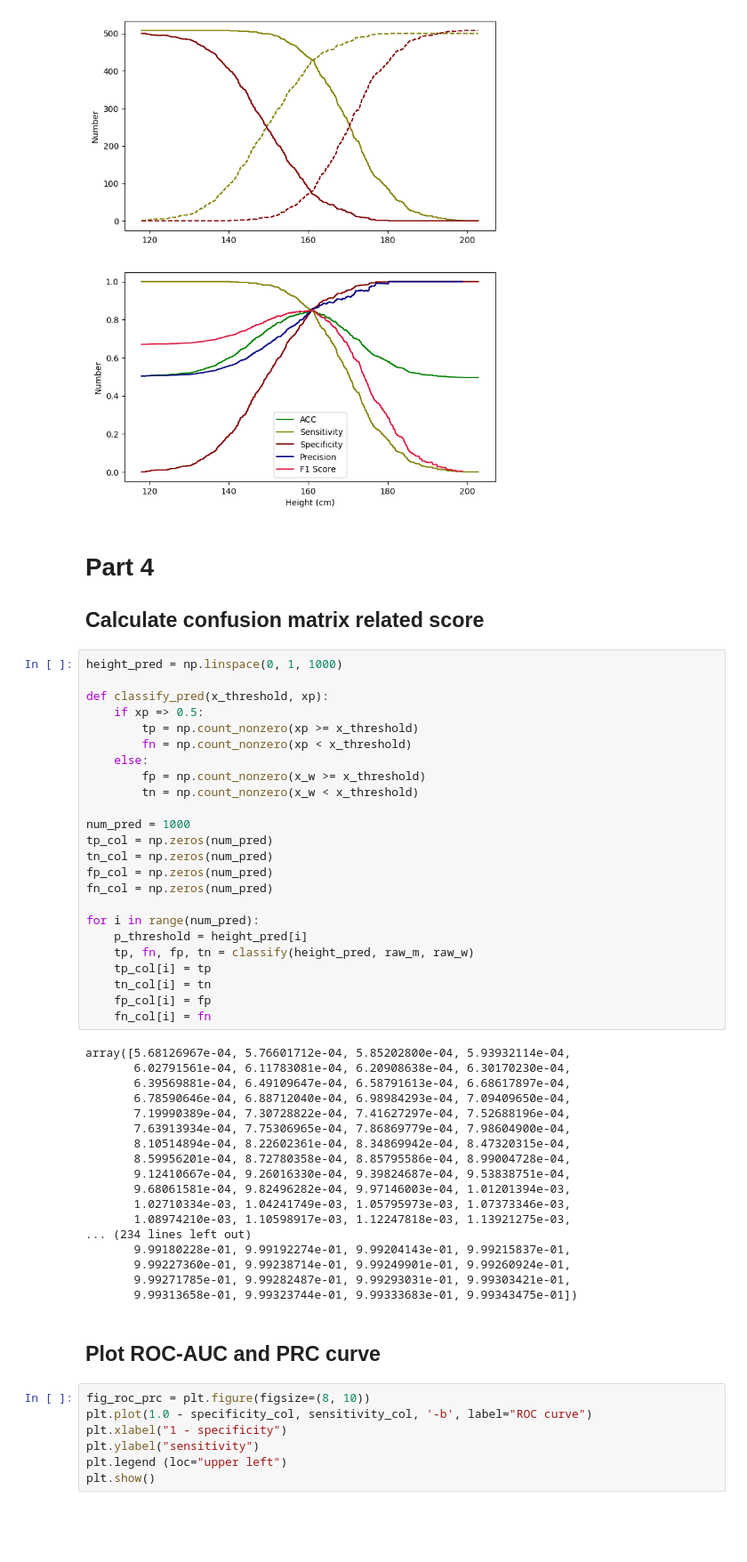
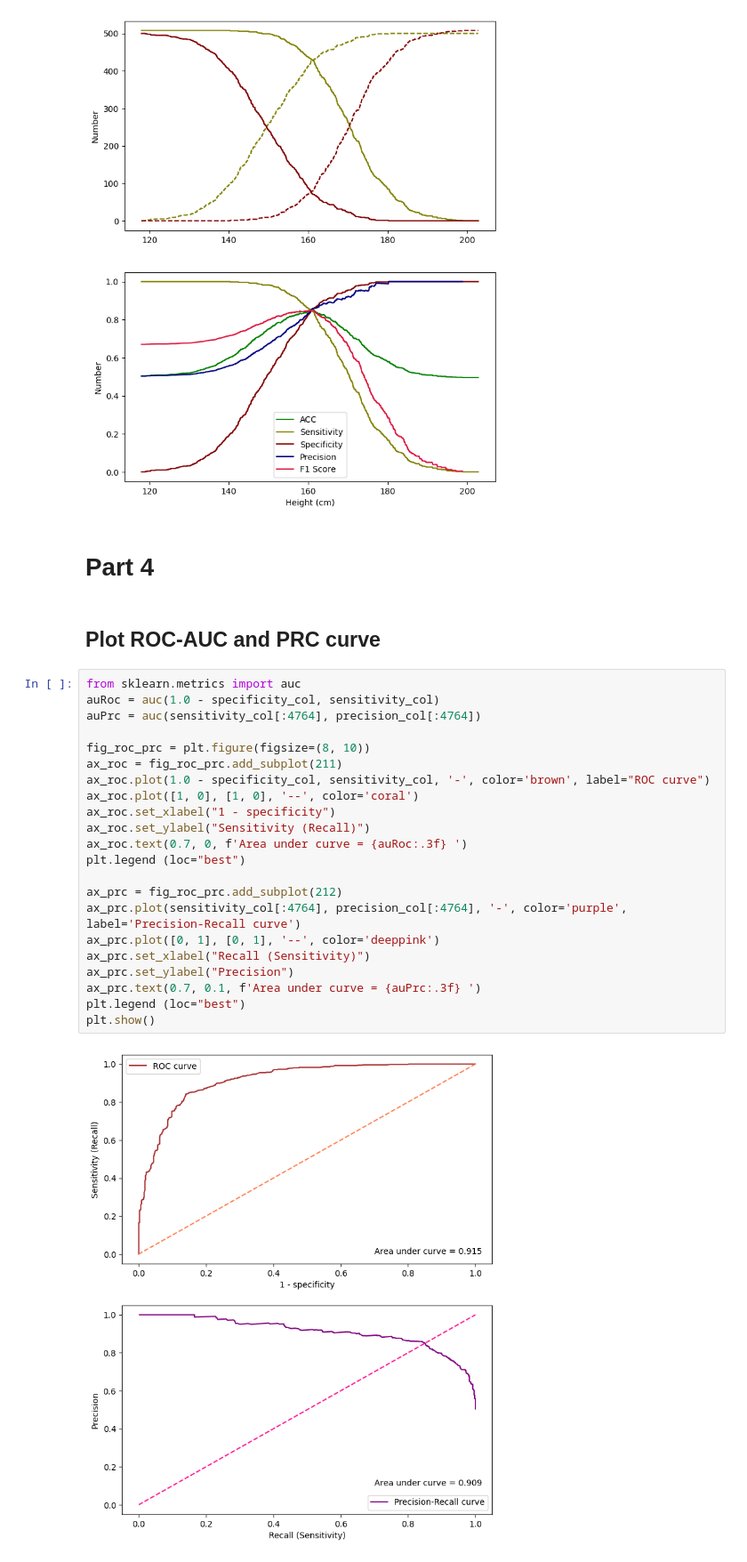
Before and after one commit to phurinat-udo/intro_to_datasci, a Jupyter notebook: HW3/HW3_6536646.ipynb, the cells around one changed output. Shown: that part at 89% size. Cells and saved outputs as stored; diff of their text form; blank space fills up the shorter version.

```diff
--- a/HW3/HW3_6536646.ipynb
+++ b/HW3/HW3_6536646.ipynb
@@ -199,55 +199,29 @@ fig_threshold.show()
 [figure]
 # %% [markdown]
 # Part 4
-## Calculate confusion matrix related score
-# %%
-height_pred = np.linspace(0, 1, 1000)
-
-def classify_pred(x_threshold, xp):
-    if xp => 0.5:
-        tp = np.count_nonzero(xp >= x_threshold)
-        fn = np.count_nonzero(xp < x_threshold)
-    else:
-        fp = np.count_nonzero(x_w >= x_threshold)
-        tn = np.count_nonzero(x_w < x_threshold)
-
-num_pred = 1000
-tp_col = np.zeros(num_pred)
-tn_col = np.zeros(num_pred)
-fp_col = np.zeros(num_pred)
-fn_col = np.zeros(num_pred)
-
-for i in range(num_pred):
-    p_threshold = height_pred[i]
-    tp, fn, fp, tn = classify(height_pred, raw_m, raw_w)
-    tp_col[i] = tp
-    tn_col[i] = tn
-    fp_col[i] = fp
-    fn_col[i] = fn
-# %% [output]
-array([5.68126967e-04, 5.76601712e-04, 5.85202800e-04, 5.93932114e-04,
-       6.02791561e-04, 6.11783081e-04, 6.20908638e-04, 6.30170230e-04,
-       6.39569881e-04, 6.49109647e-04, 6.58791613e-04, 6.68617897e-04,
-       6.78590646e-04, 6.88712040e-04, 6.98984293e-04, 7.09409650e-04,
-       7.19990389e-04, 7.30728822e-04, 7.41627297e-04, 7.52688196e-04,
-       7.63913934e-04, 7.75306965e-04, 7.86869779e-04, 7.98604900e-04,
-       8.10514894e-04, 8.22602361e-04, 8.34869942e-04, 8.47320315e-04,
-       8.59956201e-04, 8.72780358e-04, 8.85795586e-04, 8.99004728e-04,
-       9.12410667e-04, 9.26016330e-04, 9.39824687e-04, 9.53838751e-04,
-       9.68061581e-04, 9.82496282e-04, 9.97146003e-04, 1.01201394e-03,
-       1.02710334e-03, 1.04241749e-03, 1.05795973e-03, 1.07373346e-03,
-       1.08974210e-03, 1.10598917e-03, 1.12247818e-03, 1.13921275e-03,
-... (234 lines left out)
-       9.99180228e-01, 9.99192274e-01, 9.99204143e-01, 9.99215837e-01,
-       9.99227360e-01, 9.99238714e-01, 9.99249901e-01, 9.99260924e-01,
-       9.99271785e-01, 9.99282487e-01, 9.99293031e-01, 9.99303421e-01,
-       9.99313658e-01, 9.99323744e-01, 9.99333683e-01, 9.99343475e-01])
 # %% [markdown]
 ## Plot ROC-AUC and PRC curve
-# %%
-fig_roc_prc = plt.figure(figsize=(8, 10))
-plt.plot(1.0 - specificity_col, sensitivity_col, '-b', label="ROC curve")
-plt.xlabel("1 - specificity")
-plt.ylabel("sensitivity")
-plt.legend (loc="upper left")
-plt.show()
+# %%
+from sklearn.metrics import auc
+auRoc = auc(1.0 - specificity_col, sensitivity_col)
+auPrc = auc(sensitivity_col[:4764], precision_col[:4764])
+
+fig_roc_prc = plt.figure(figsize=(8, 10))
+ax_roc = fig_roc_prc.add_subplot(211)
+ax_roc.plot(1.0 - specificity_col, sensitivity_col, '-', color='brown', label="ROC curve")
+ax_roc.plot([1, 0], [1, 0], '--', color='coral')
+ax_roc.set_xlabel("1 - specificity")
+ax_roc.set_ylabel("Sensitivity (Recall)")
+ax_roc.text(0.7, 0, f'Area under curve = {auRoc:.3f} ')
+plt.legend (loc="best")
+
+ax_prc = fig_roc_prc.add_subplot(212)
+ax_prc.plot(sensitivity_col[:4764], precision_col[:4764], '-', color='purple', label='Precision-Recall curve')
+ax_prc.plot([0, 1], [0, 1], '--', color='deeppink')
+ax_prc.set_xlabel("Recall (Sensitivity)")
+ax_prc.set_ylabel("Precision")
+ax_prc.text(0.7, 0.1, f'Area under curve = {auPrc:.3f} ')
+plt.legend (loc="best")
+plt.show()
+# %% [output]
+[figure, added]
```
Also changed, not shown: 3 other files.
